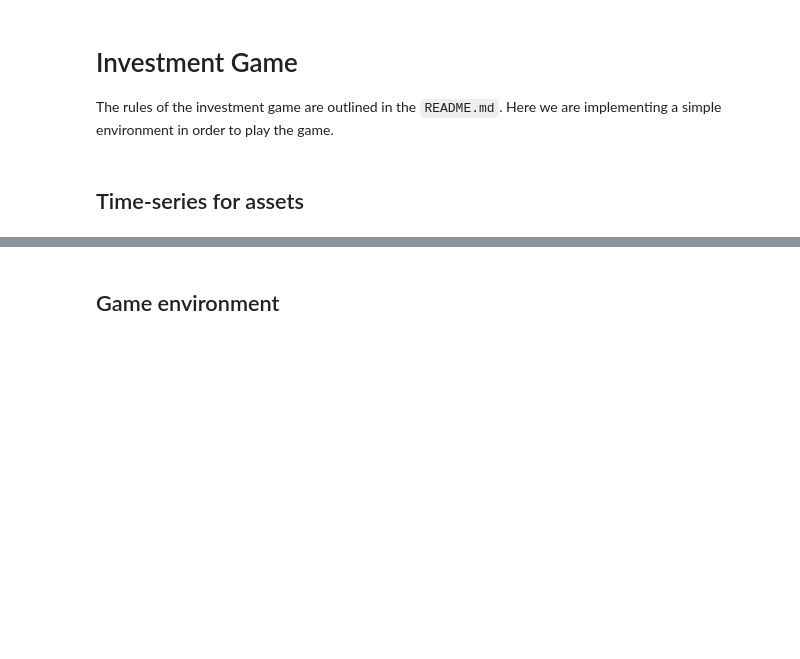
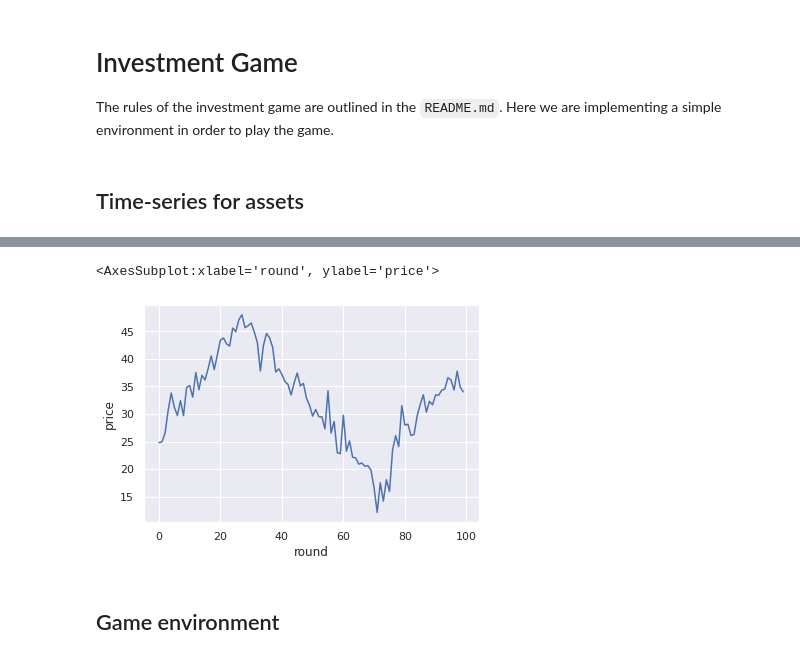
Before and after one commit to TheFerry10/rl-invest, a Jupyter notebook: investment-game.ipynb, the cells around one changed output, grey strips where cells are left out. Drawn from its saved outputs; the diff is of its cells as text; code cells hidden in the pictures; blank space fills up the shorter version.

```diff
--- a/investment-game.ipynb
+++ b/investment-game.ipynb
@@ -40,0 +38,5 @@ plt.plot(x, y, 'o', x_interpolated, signal, '-')
+# %%
+sns.lineplot(data=df, x='round', y='price')
+# %% [output]
+<AxesSubplot:xlabel='round', ylabel='price'>
+[figure, added]
```
Also changed, not shown: parts of 14 cells of this notebook, 1 other file.
